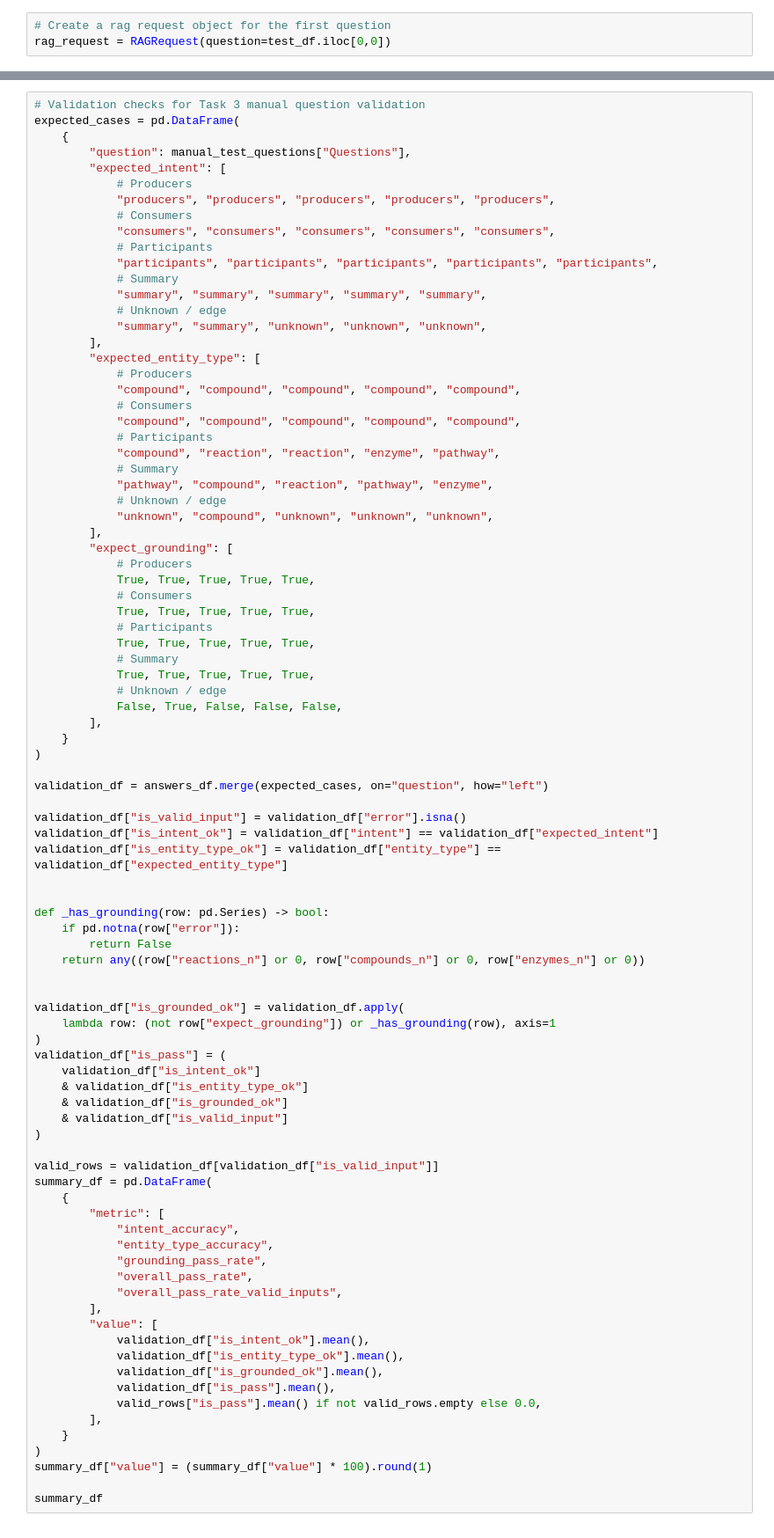
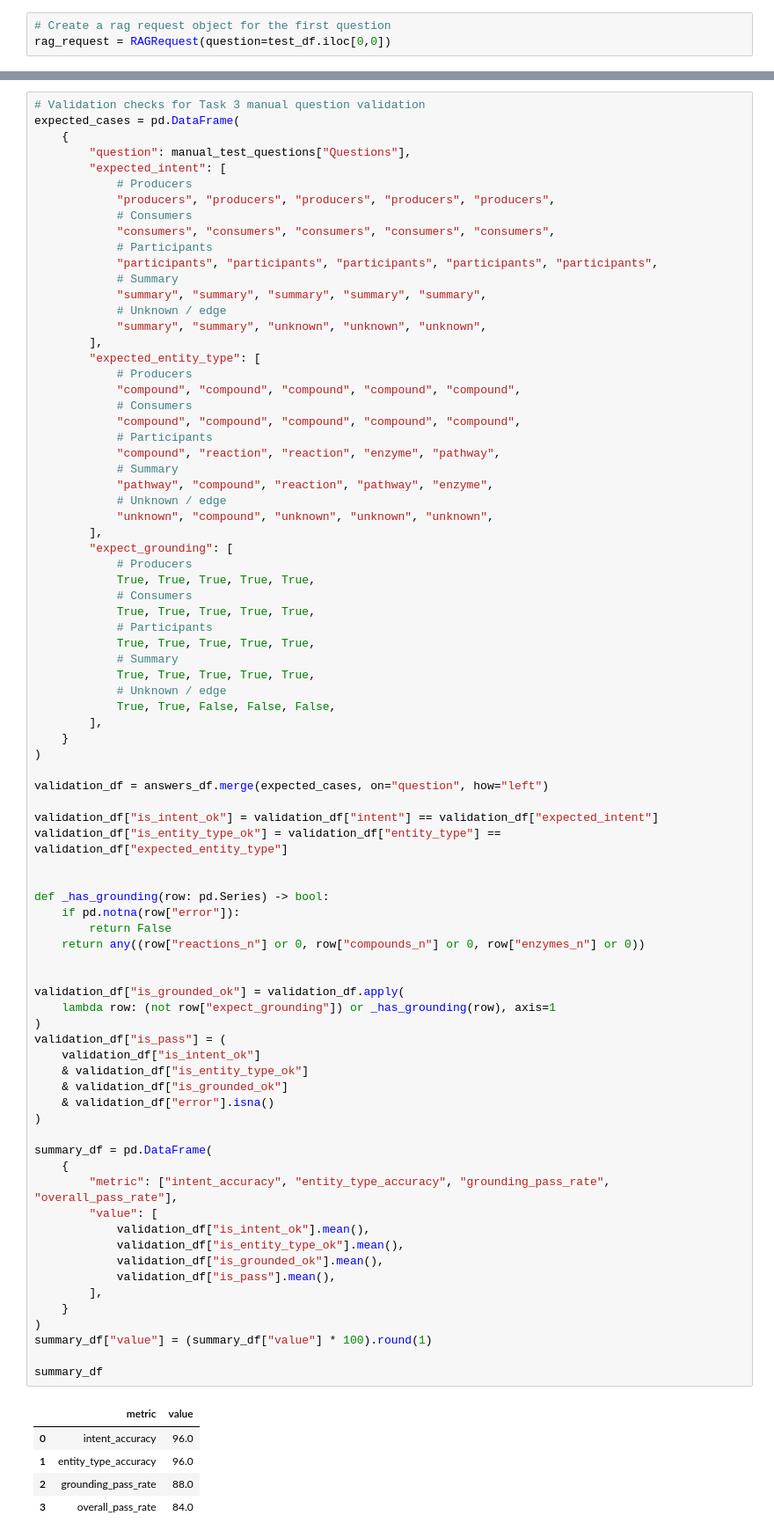
Before and after one commit to dosorio79/metabolic-graph-rag, a Jupyter notebook: notebooks/test_question_validation.ipynb, the cells around one changed output, grey strips where cells are left out. Shown at 88% size. Cells and saved outputs as stored; diff of their text form.

```diff
--- a/notebooks/test_question_validation.ipynb
+++ b/notebooks/test_question_validation.ipynb
@@ -196,56 +197,53 @@ expected_cases = pd.DataFrame(
             # Summary
             True, True, True, True, True,
             # Unknown / edge
-            False, True, False, False, False,
+            True, True, False, False, False,
         ],
     }
 )
 
 validation_df = answers_df.merge(expected_cases, on="question", how="left")
 
-validation_df["is_valid_input"] = validation_df["error"].isna()
 validation_df["is_intent_ok"] = validation_df["intent"] == validation_df["expected_intent"]
 validation_df["is_entity_type_ok"] = validation_df["entity_type"] == validation_df["expected_entity_type"]
 
 
 def _has_grounding(row: pd.Series) -> bool:
     if pd.notna(row["error"]):
         return False
     return any((row["reactions_n"] or 0, row["compounds_n"] or 0, row["enzymes_n"] or 0))
 
 
 validation_df["is_grounded_ok"] = validation_df.apply(
     lambda row: (not row["expect_grounding"]) or _has_grounding(row), axis=1
 )
 validation_df["is_pass"] = (
     validation_df["is_intent_ok"]
     & validation_df["is_entity_type_ok"]
     & validation_df["is_grounded_ok"]
-    & validation_df["is_valid_input"]
+    & validation_df["error"].isna()
 )
 
-valid_rows = validation_df[validation_df["is_valid_input"]]
 summary_df = pd.DataFrame(
     {
-        "metric": [
-            "intent_accuracy",
-            "entity_type_accuracy",
-            "grounding_pass_rate",
-            "overall_pass_rate",
-            "overall_pass_rate_valid_inputs",
-        ],
+        "metric": ["intent_accuracy", "entity_type_accuracy", "grounding_pass_rate", "overall_pass_rate"],
         "value": [
             validation_df["is_intent_ok"].mean(),
             validation_df["is_entity_type_ok"].mean(),
             validation_df["is_grounded_ok"].mean(),
             validation_df["is_pass"].mean(),
-            valid_rows["is_pass"].mean() if not valid_rows.empty else 0.0,
         ],
     }
 )
 summary_df["value"] = (summary_df["value"] * 100).round(1)
 
 summary_df
+# %% [output]
+|  | metric | value |
+| 0 | intent_accuracy | 96.0 |
+| 1 | entity_type_accuracy | 96.0 |
+| 2 | grounding_pass_rate | 88.0 |
+| 3 | overall_pass_rate | 84.0 |
 # %%
 # Show only failed validation rows for quick debugging
 failed_cols = [
```
Also changed, not shown: parts of 4 cells of this notebook.
